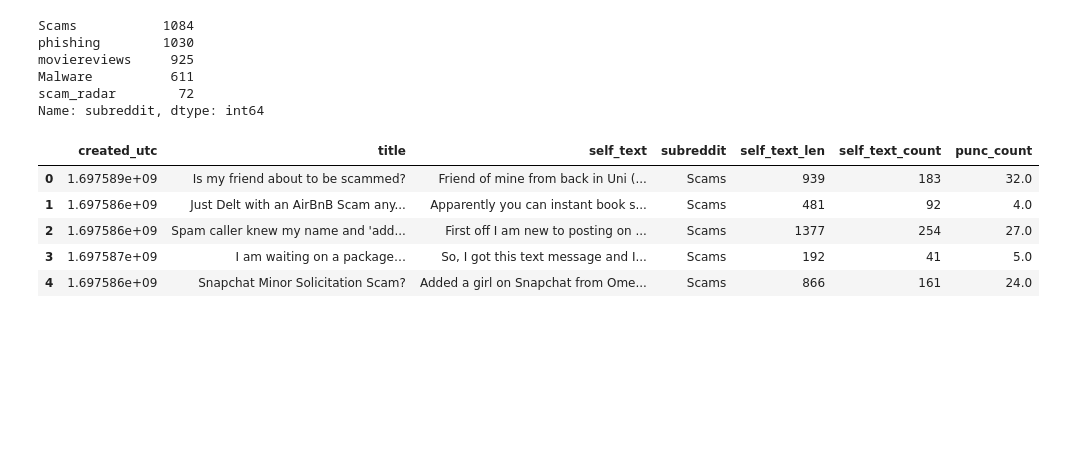
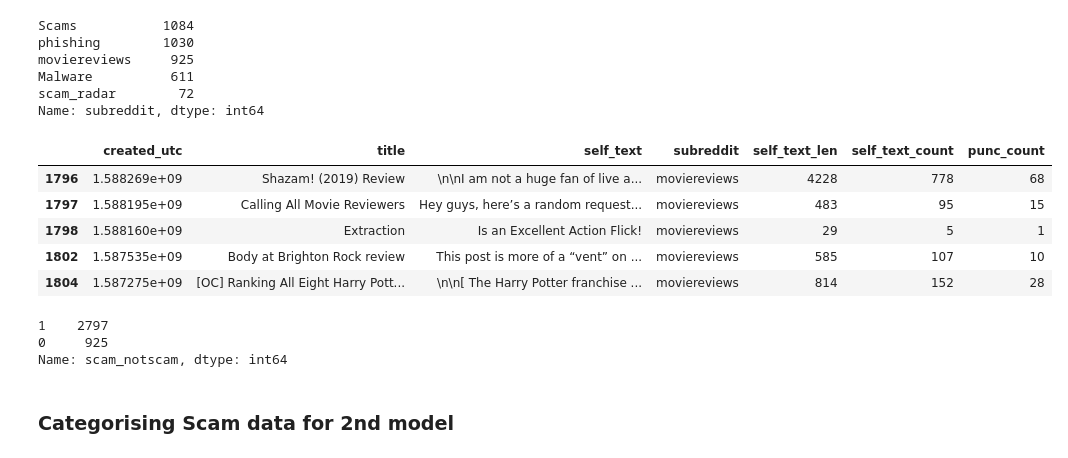
Before and after one commit to rafirahman27/Reddit_Spam_Classification, a Jupyter notebook: Code/02_EDA_and_Cleaning.ipynb, the cells around one changed output. Saved outputs shown, nothing was run; the diff lists cells and outputs as text; code cells hidden in the pictures; blank space fills up the shorter version.

```diff
--- a/Code/02_EDA_and_Cleaning.ipynb
+++ b/Code/02_EDA_and_Cleaning.ipynb
@@ -295,3 +297,9 @@ cvec2_text.sum().sort_values(ascending=False).tail(20).plot(kind='barh')
 # %% [output]
 <Axes: >
 [figure]
+# %%
+moviereviews['punc_count'] = [sum (1 for punc in status if punc in punctuation)
+                           for status in moviereviews['self_text']]
+
+review_punc = moviereviews[moviereviews['subreddit'] == 'moviereviews'][['punc_count']]
+suggestions_punc = moviereviews[moviereviews['subreddit'] == 'MovieSuggestions'][['punc_count']]
@@ -308,13 +330,23 @@ Malware          611
 scam_radar        72
 Name: subreddit, dtype: int64
 # %%
-df.head()
+df.tail()
 # %% [output]
 |  | created_utc | title | self_text | subreddit | self_text_len | self_text_count | punc_count |
-| 0 | 1.697589e+09 | Is my friend about to be scammed? | Friend of mine from back in Uni (... | Scams | 939 | 183 | 32.0 |
-| 1 | 1.697586e+09 | Just Delt with an AirBnB Scam any... | Apparently you can instant book s... | Scams | 481 | 92 | 4.0 |
-| 2 | 1.697586e+09 | Spam caller knew my name and 'add... | First off I am new to posting on ... | Scams | 1377 | 254 | 27.0 |
-| 3 | 1.697587e+09 | I am waiting on a package… | So, I got this text message and I... | Scams | 192 | 41 | 5.0 |
-| 4 | 1.697586e+09 | Snapchat Minor Solicitation Scam? | Added a girl on Snapchat from Ome... | Scams | 866 | 161 | 24.0 |
+| 1796 | 1.588269e+09 | Shazam! (2019) Review | \n\nI am not a huge fan of live a... | moviereviews | 4228 | 778 | 68 |
+| 1797 | 1.588195e+09 | Calling All Movie Reviewers | Hey guys, here’s a random request... | moviereviews | 483 | 95 | 15 |
+| 1798 | 1.588160e+09 | Extraction | Is an Excellent Action Flick! | moviereviews | 29 | 5 | 1 |
+| 1802 | 1.587535e+09 | Body at Brighton Rock review | This post is more of a “vent” on ... | moviereviews | 585 | 107 | 10 |
+| 1804 | 1.587275e+09 | [OC] Ranking All Eight Harry Pott... | \n\n[ The Harry Potter franchise ... | moviereviews | 814 | 152 | 28 |
+# %%
+df['scam_notscam'] = [0 if item in ('moviereviews', 'MovieSuggestions') else 1
+                    for item in df['subreddit']]
+df['scam_notscam'].value_counts()
+# %% [output]
+1    2797
+0     925
+Name: scam_notscam, dtype: int64
 # %%
 df.to_csv('../Data/merged_data.csv', index=False)
+# %% [markdown]
+### Categorising Scam data for 2nd model
```
Also changed, not shown: parts of 10 cells of this notebook, 15 other files.
